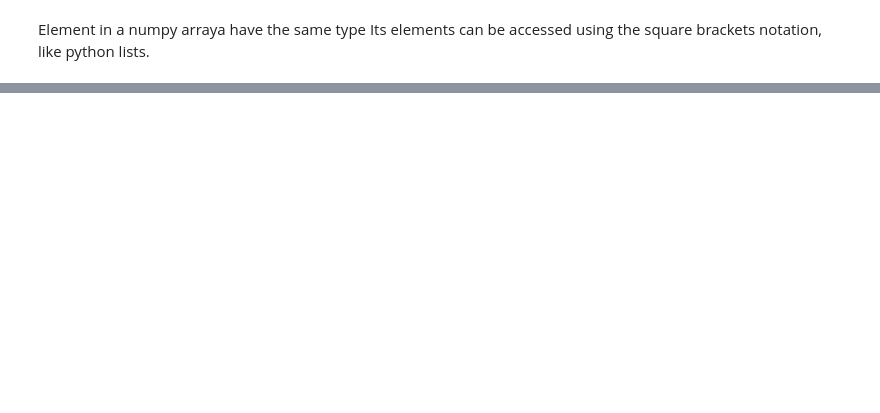
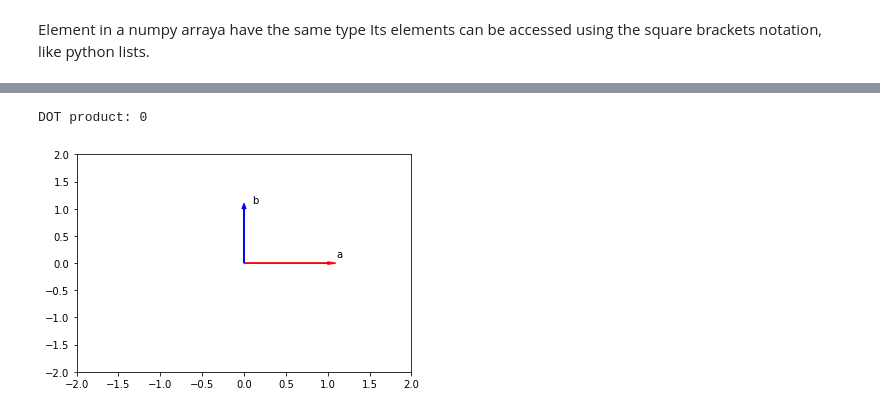
Before and after one commit to PosgradoMNA/actividades-de-aprendizaje-dsercam, a Jupyter notebook: Semana3_PythonIBM.ipynb, the cells around one changed output, grey strips where cells are left out. Cells and saved outputs as stored; diff of their text form; code cells hidden in the pictures; blank space fills up the shorter version.

```diff
--- a/Semana3_PythonIBM.ipynb
+++ b/Semana3_PythonIBM.ipynb
@@ -22,0 +626,11 @@ import pandas as pd
+# %%
+#Convert the list [1, 0] and [0, 1] to numpy arrays a and b. Then, plot the arrays as vectors using the function Plotvec2 and find their dot product:
+a = np.array([1, 0])
+b = np.array([0, 1])
+dt = np.dot(a,b)
+
+Plotvec2(a,b)
+print("DOT product:", dt)
+# %% [output]
+DOT product: 0
+[figure, added]
```
Also changed, not shown: parts of 95 cells of this notebook.
